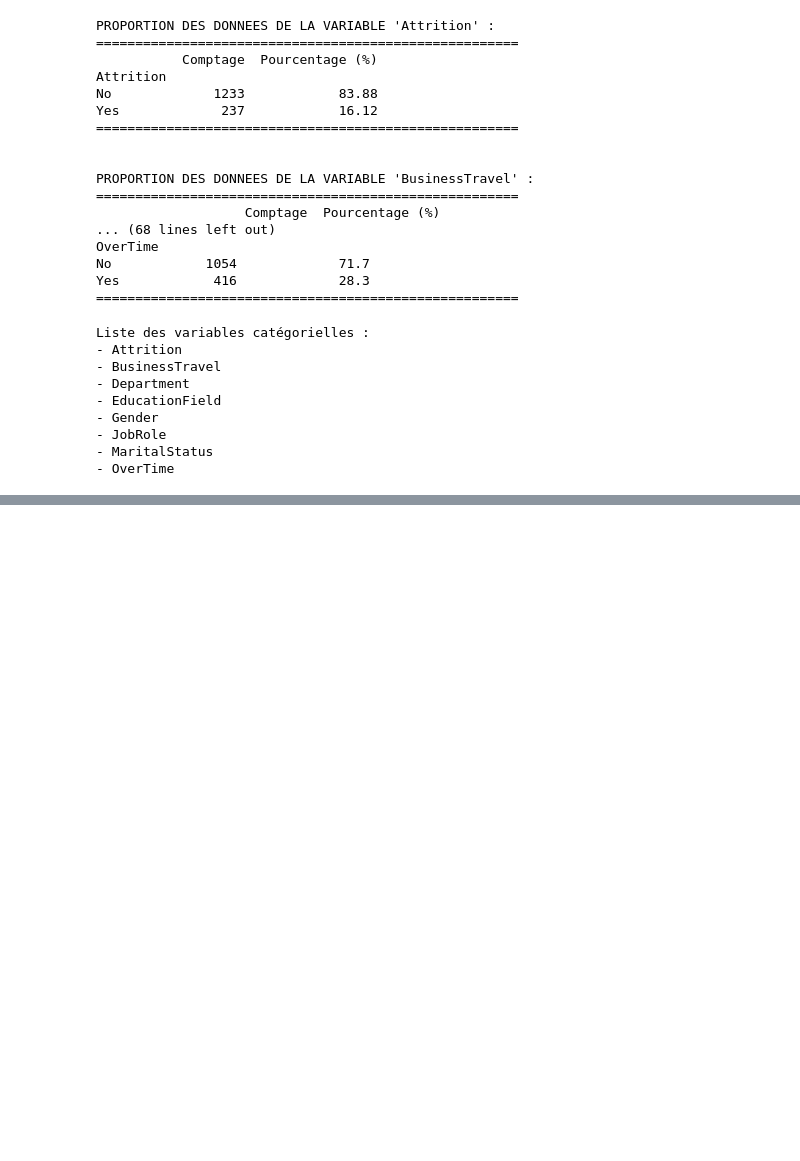
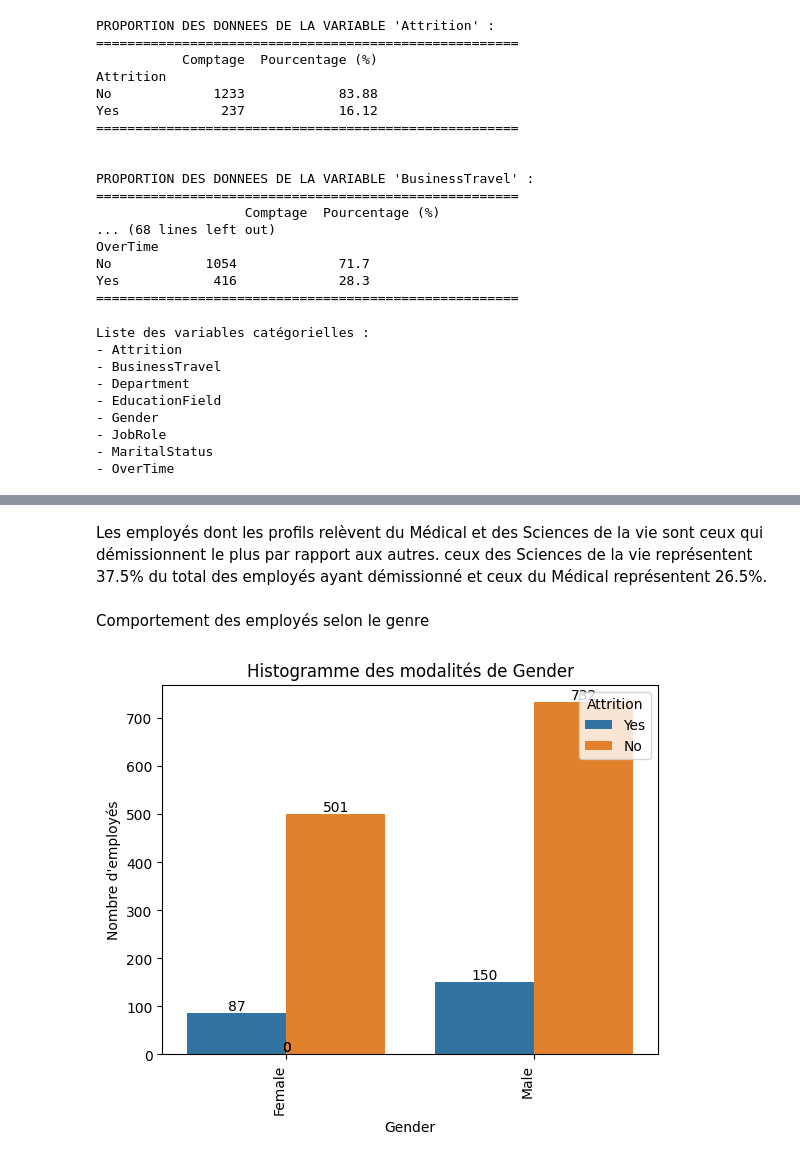
Before and after one commit to guymartial80/Attrition_employes, a Jupyter notebook: Attrition_employees.ipynb, the cells around one changed output, grey strips where cells are left out. Saved outputs shown, nothing was run; the diff lists cells and outputs as text; code cells hidden in the pictures; blank space fills up the shorter version.

```diff
--- a/Attrition_employees.ipynb
+++ b/Attrition_employees.ipynb
@@ -192,0 +209,8 @@ Nous constatons que les
+# %% [markdown]
+Les employés dont les profils relèvent du Médical et des Sciences de la vie sont ceux qui démissionnent le plus par rapport aux autres. ceux des Sciences de la vie représentent 37.5% du total des employés ayant démissionné et ceux du Médical représentent 26.5%.
+# %% [markdown]
+Comportement des employés selon le genre
+# %%
+plot_histogram_by_category(df, "Gender")
+# %% [output]
+[figure, added]
```
Also changed, not shown: parts of 19 cells of this notebook, 1 other file.
